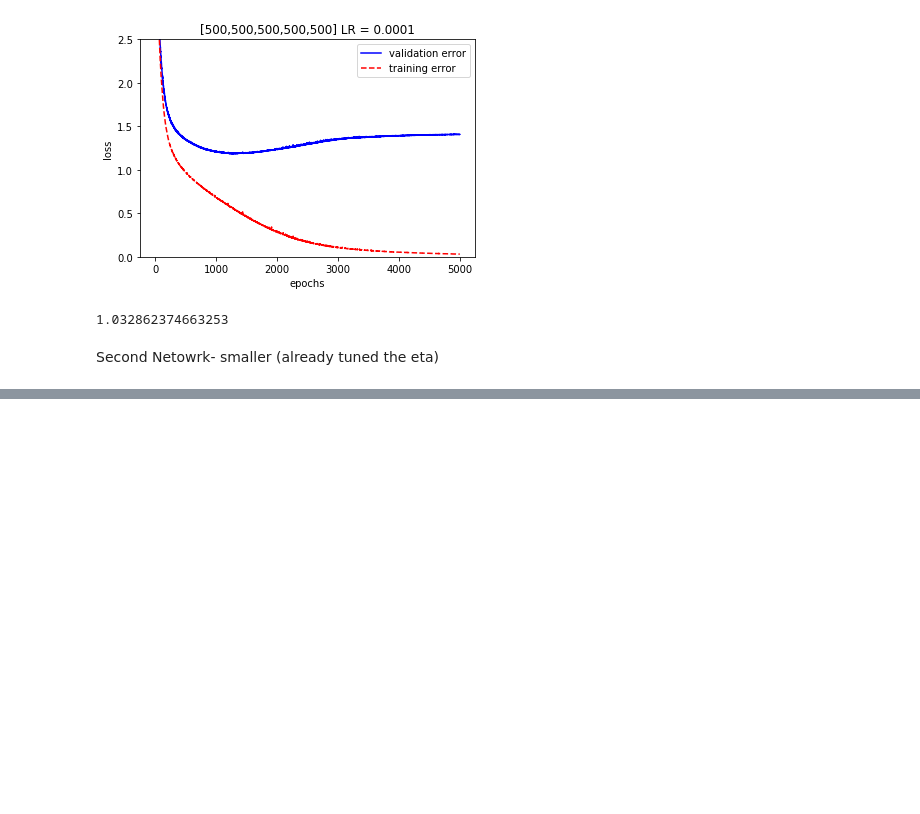
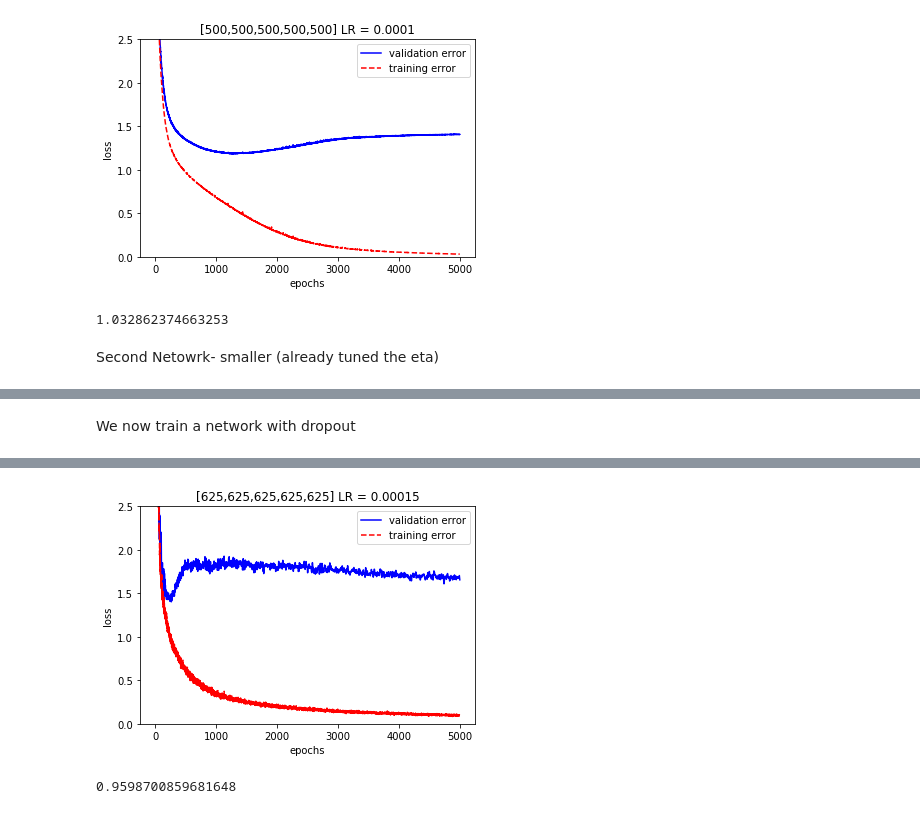
Before and after one commit to MarioBonse/MachineLearningProject, a Jupyter notebook: src/NNGridSearch.ipynb, the cells around one changed output, grey strips where cells are left out. Drawn from its saved outputs; the diff is of its cells as text; code cells hidden in the pictures; blank space fills up the shorter version.

```diff
--- a/src/NNGridSearch.ipynb
+++ b/src/NNGridSearch.ipynb
@@ -40,4 +144,6 @@ NN.trainValidation(X_train, y_train,X_test, y_test, plot=True)
+# %% [markdown]
+We now train a network with dropout
 # %%
-NN = kerasNN.KerasNN(NetworArchitecture = [625, 625, 625, 625], activation = "relu", eta = 0.00015, momentum = 0.99, epochs = 5000, DropOutHiddenLayer = 0.2)
+NN = kerasNN.KerasNN(NetworArchitecture = [625, 625, 625, 625, 625], activation = "relu", eta = 0.00015, momentum = 0.99, epochs = 5000, DropOutHiddenLayer = 0.2)
 NN.trainValidation(X_train, y_train,X_test, y_test, plot=True)
 # %% [output]
@@ -44,0 +152,2 @@ KeyboardInterrupt:
+[figure, added]
+0.9598700859681648
```
Also changed, not shown: parts of 25 cells of this notebook, 37 other files.
